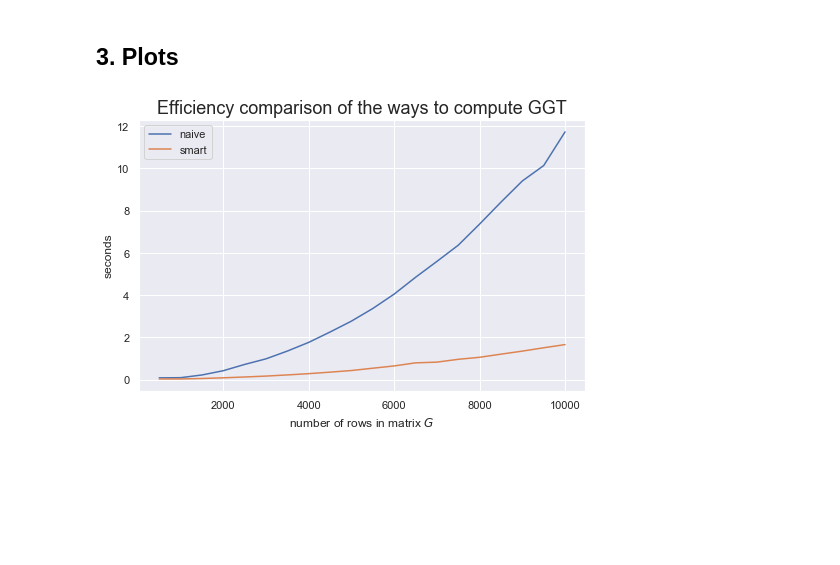
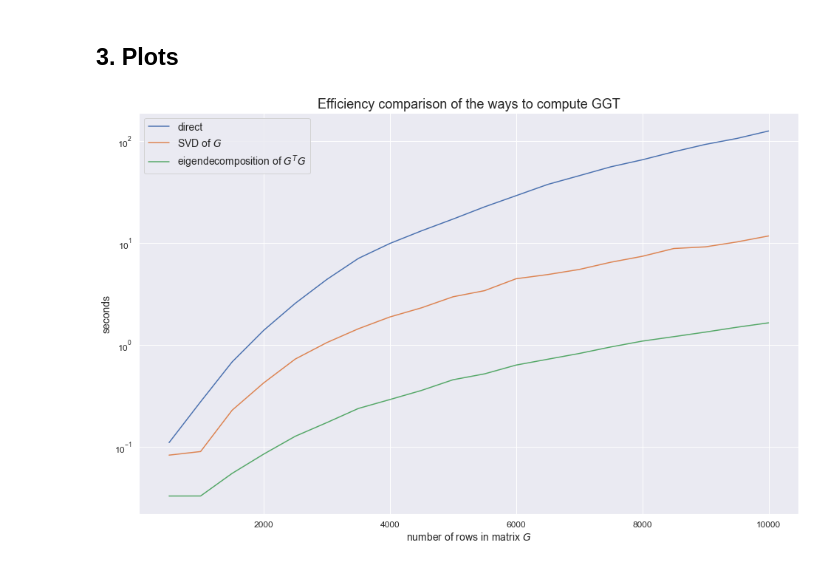
Before and after one commit to matyushinleonid/Matrix-Decomposition-for-Adaptive-Optimization-Regularization, a Jupyter notebook: efficiency_comparison.ipynb, the cells around one changed output. Cells and saved outputs as stored; diff of their text form; code cells hidden in the pictures; blank space fills up the shorter version.

```diff
--- a/efficiency_comparison.ipynb
+++ b/efficiency_comparison.ipynb
@@ -13,0 +17,5 @@ Given a full-rank matrix $G \in \mathbb{R}^{d \times r}$, compute $\left(GG^T\ri
+# %%
+start_time = time.time()
+eigvals, eigvecs = np.linalg.eigh(G @ G.T)
+result_naive = np.linalg.inv(eigvecs @ np.diag(np.sqrt(eigvals * (np.abs(eigvals) > 1e-10))) @ eigvecs.T + eps * np.eye(d))
+print('Naive algorithm finished in {:.4f} seconds'.format(time.time() - start_time))
@@ -47,22 +61,30 @@ So the last method which was proposed in the paper is the most efficient way to
 ## 3. Plots
 # %%
 time_naive = []
-time_smart = []
+time_svd_g = []
+time_eigen_gtg = []
+
 for d in trange(500, 10001, 500):
     G = np.random.randn(d, r)
+
+    start_time = time.time()
+    eigvals, eigvecs = np.linalg.eigh(G @ G.T)
+    result_naive = np.linalg.inv(eigvecs @ np.diag(np.sqrt(eigvals * (np.abs(eigvals) > 1e-10))) @ eigvecs.T + eps * np.eye(d))
+    time_naive.append(time.time() - start_time)
+
     start_time = time.time()
     U, sigma_r, V = np.linalg.svd(G)
     U_r = U[:, :r]
-    result_naive_svd = np.eye(d) / eps + U_r @ (np.diag(1 / (sigma_r + eps)) - np.eye(r) / eps) @ U_r.T
-    time_naive.append(time.time() - start_time)
+    result_svd_g = np.eye(d) / eps + U_r @ (np.diag(1 / (sigma_r + eps)) - np.eye(r) / eps) @ U_r.T
+    time_svd_g.append(time.time() - start_time)
 
     start_time = time.time()
     sigma, V = np.linalg.eigh(G.T @ G)
     sigma_r = np.sqrt(sigma[::-1])
     V = np.fliplr(V)
     U_r = G @ V @ np.diag(1 / sigma_r)
-    result_smart_eigen = np.eye(d) / eps + U_r @ (np.diag(1 / (sigma_r + eps)) - np.eye(r) / eps) @ U_r.T
-    time_smart.append(time.time() - start_time)
+    result_eigen_gtg = np.eye(d) / eps + U_r @ (np.diag(1 / (sigma_r + eps)) - np.eye(r) / eps) @ U_r.T
+    time_eigen_gtg.append(time.time() - start_time)
 # %%
 import matplotlib.pyplot as plt
 import seaborn as sns
@@ -72,13 +94,16 @@ sns.set()
 # %%
 sns.set_style(style='darkgrid')
 
-plt.figure(figsize=[8, 5])
+plt.figure(figsize=[16, 10])
 plt.title('Efficiency comparison of the ways to compute GGT', fontdict={'fontsize': 18})
-plt.plot(range(500, 10001, 500), time_naive, label='naive')
-plt.plot(range(500, 10001, 500), time_smart, label='smart')
-plt.legend(loc='best')
-plt.xlabel('number of rows in matrix $G$')
-plt.ylabel('seconds')
+plt.semilogy(range(500, 10001, 500), time_naive, label='direct')
+plt.semilogy(range(500, 10001, 500), time_svd_g, label='SVD of $G$')
+plt.semilogy(range(500, 10001, 500), time_eigen_gtg, label='eigendecomposition of $G^TG$')
+plt.legend(loc='best',  prop={'size': 14})
+plt.xlabel('number of rows in matrix $G$', size=14)
+plt.ylabel('seconds', size=14)
+plt.xticks(fontsize=12)
+plt.yticks(fontsize=12)
 plt.show()
 # %% [output]
-[figure, old version]
+[figure, new version]
```
Also changed, not shown: parts of 9 cells of this notebook, 1 other file.
